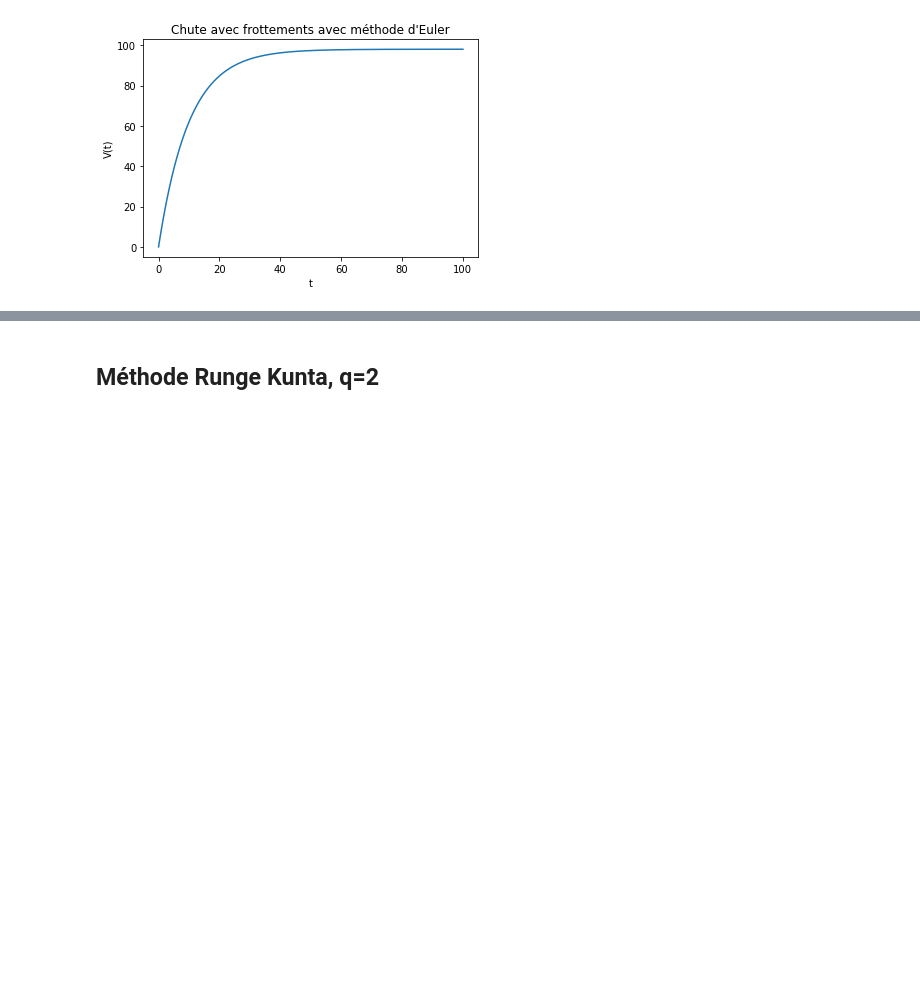
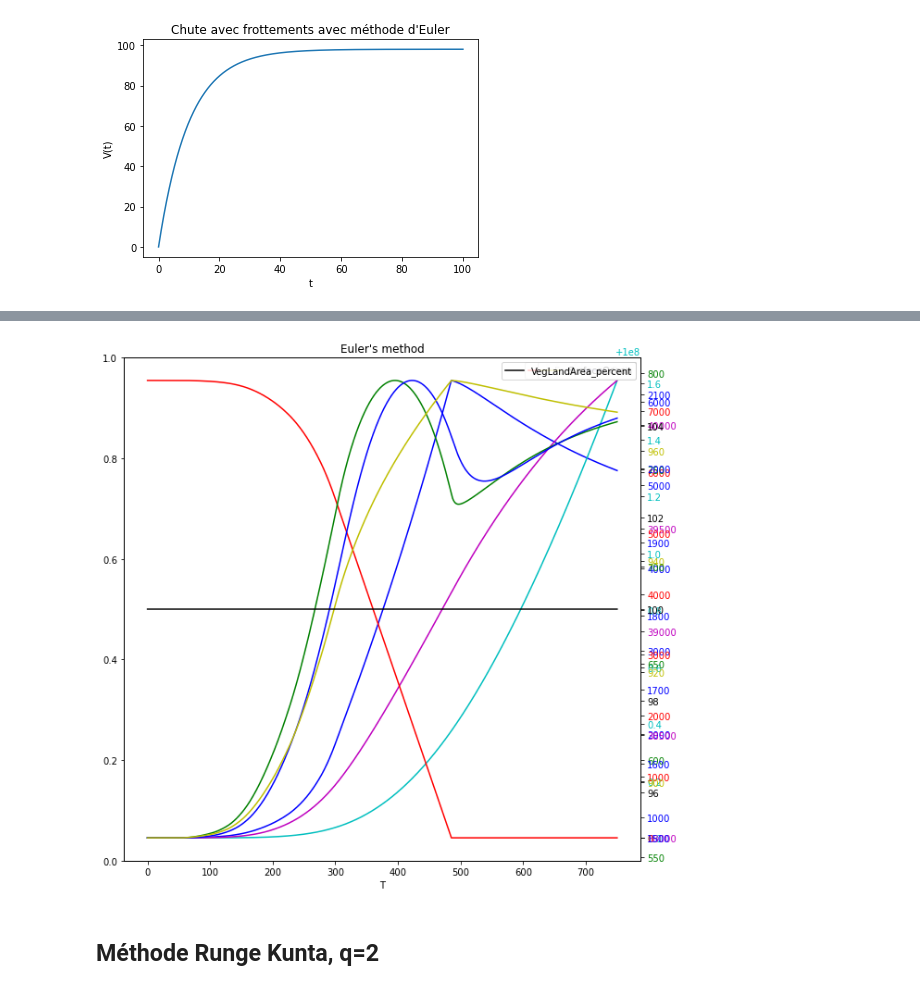
Before and after one commit to totolance/MACS205, a Jupyter notebook: MACS205-CARBONE.ipynb, the cells around one changed output, grey strips where cells are left out. Drawn from its saved outputs; the diff is of its cells as text; code cells hidden in the pictures; blank space fills up the shorter version.

```diff
--- a/MACS205-CARBONE.ipynb
+++ b/MACS205-CARBONE.ipynb
@@ -302,3 +219,49 @@ plt.show()
+# %%
+labels = ['Atmosphere', 'Carborock', 'DeepOcean', 'FossilFuelCarbon', 'Plants', 'Soils', 'SurfaceOcean', 'VegLandArea_percent']
+colors = ['b', 'c', 'm', 'r', 'g', 'b', 'y', 'k']
+# %%
+def display(T, Y, labels, colors, title=""):
+    k, l = Y.shape
+    fig = plt.figure(figsize=(10,10))
+    ax = fig.add_subplot(111)
+    ax.set_xlabel('T')
+    for i in range(l):
+        ax1 = ax.twinx()
+        data = Y[:, i]
+        ax1.plot(T, data, color=colors[i%len(colors)], label=labels[i])
+        ax1.tick_params(axis='y', labelcolor=colors[i%len(colors)])
+        ax1.legend(loc=0)
+    plt.title(title)
+    plt.show()
+# %%
+#POUR LE SOILS, derivative[5], x[5], x0[5]
+#dSoils_dt = Litterfall - Soils * (55/Soil_Initial)
+
+# Atmosphere = x[0]
+#CarbonateRock = x[1]
+#DeepOcean = x[2]
+#FossilFuelCarbon = x[3]
+#Plants = x[4]
+#Soils = x[5]
+#SurfaceOcean = x[6]
+#VegLandArea_percent = x[7]
+
+#le y equivaut au vecteur x et au début y0 = x0 en vecteur, donc F c'est la fonction dérivative
+n = 10000
+T,Y = euler(derivative,0,750,x0,n)
+
+Atmosphere1 = Y[:, 0]
+CarbonateRock = Y[:, 1]
+DeepOcean = Y[:, 2]
+FossilFuelCarbon = Y[:, 3]
+Plants = Y[:, 4]
+Soils = Y[:, 5]
+SurfaceOcean = Y[:, 6]
+VegLandArea_percent = Y[:, 7]
+
+display(T, Y, labels, colors, "Euler's method")
+# %% [output]
+[figure, added]
 # %% [markdown]
 ## Méthode Runge Kunta, q=2
 # %%
```
Also changed, not shown: parts of 6 cells of this notebook.
